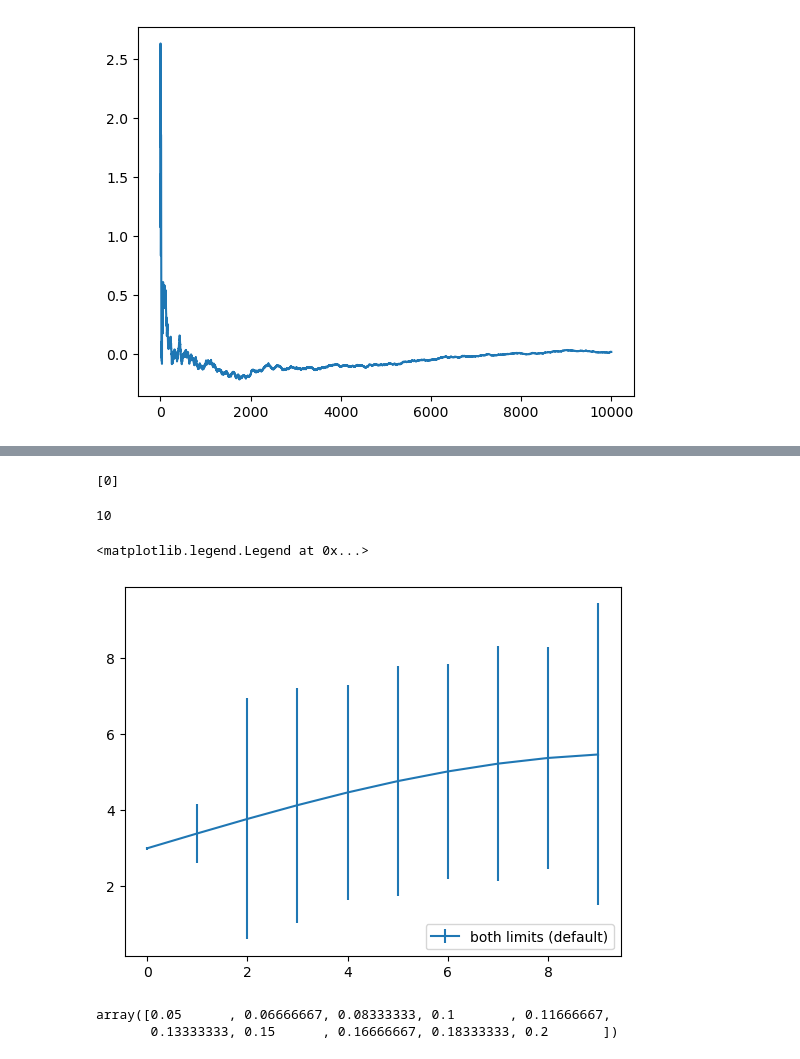
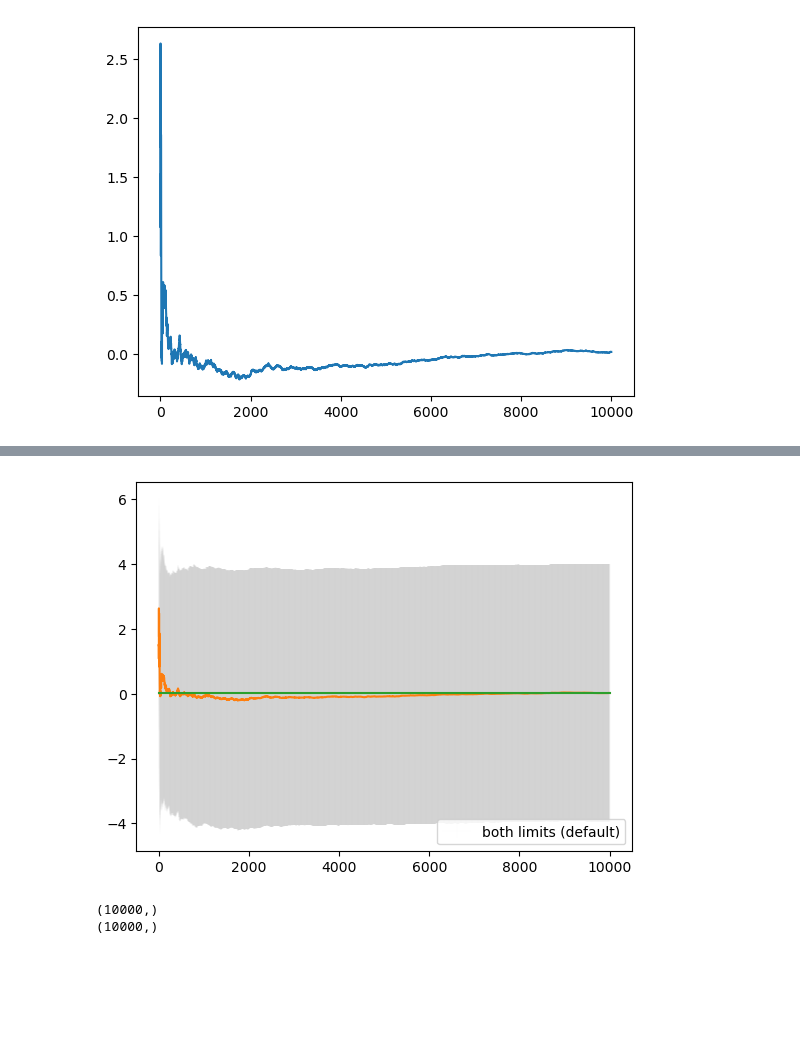
Before and after one commit to davidAlvaBro/comsocsci2023, a Jupyter notebook: Exercise_3.ipynb, the cells around one changed output, grey strips where cells are left out. Cells and saved outputs as stored; diff of their text form; code cells hidden in the pictures; blank space fills up the shorter version.

```diff
--- a/Exercise_3.ipynb
+++ b/Exercise_3.ipynb
@@ -41,27 +36,15 @@ ValueError: operands could not be broadcast together with shapes (10000,1) (2,10
-# %%
-list(Cum_std_err)
-# %% [output]
-[0]
-# %%
-len(np.array(Cum_std_err[1:len(x)+1]))
-# %% [output]
-10
 # %%
 fig = plt.figure()
-x =
-y = 2.5 * np.sin(x / 20 * np.pi)
-yerr = np.linspace(0.05, 0.2, 10)
+x = np.array(x_vals)[1:]
+ye = np.array(Cum_Mean)[1:] # First value is excluded as standard error of a single point is Nan
+y = [xe[0] for xe in ye]
 yerr=np.array(Cum_std_err[1:len(x)+1][0])
 
-plt.errorbar(x, y + 3, yerr=yerr, label='both limits (default)')
-
+plt.errorbar(x, y, yerr=yerr, label='both limits (default)',linewidth = 0.003)
+plt.plot(x_vals,Cum_Mean,'-')
 
 plt.legend(loc='lower right')
+plt.plot([1,2,3,10000],[Norm_P_mean,Norm_P_mean,Norm_P_mean,Norm_P_mean])
+plt.show()
 # %% [output]
-<matplotlib.legend.Legend at 0x...>
-[figure, old version]
+[figure, new version]
-# %%
-yerr
-# %% [output]
-array([0.05      , 0.06666667, 0.08333333, 0.1       , 0.11666667,
-       0.13333333, 0.15      , 0.16666667, 0.18333333, 0.2       ])
@@ -69,0 +55,6 @@ array([0.05      , 0.06666667, 0.08333333, 0.1       , 0.11666667,
+# %%
+print(Cum_Median[0].shape)
+print(np.array(x_vals).shape)
+# %% [output]
+(10000,)
+(10000,)
```
Also changed, not shown: parts of 6 cells of this notebook.
